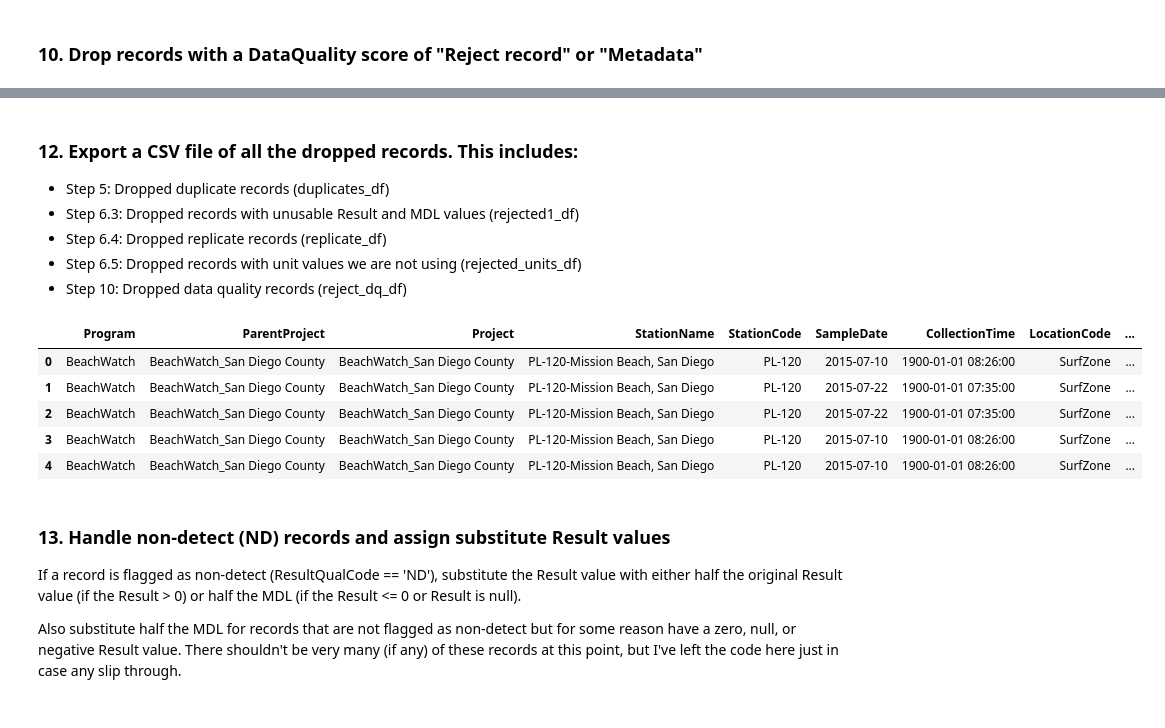
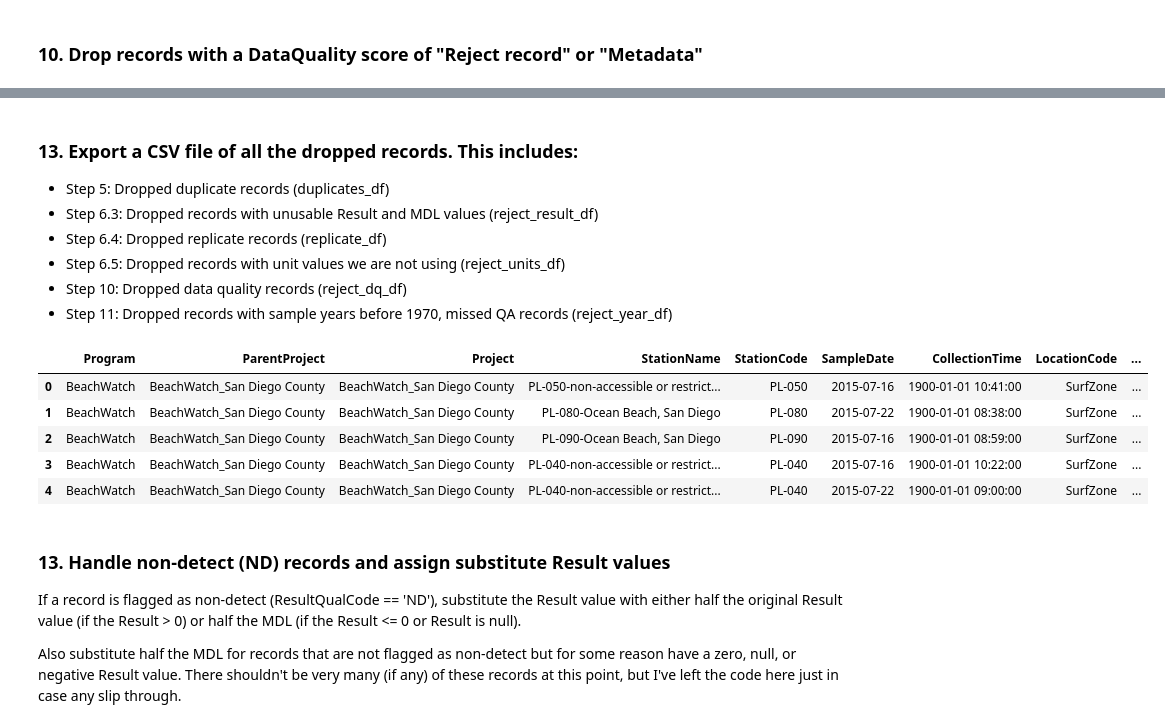
Before and after one commit to mmtang/safe-to-swim-v2-data, a Jupyter notebook: SafeToSwim-v2-data.ipynb, the cells around one changed output, grey strips where cells are left out. Cells and saved outputs as stored; diff of their text form; code cells hidden in the pictures.

```diff
--- a/SafeToSwim-v2-data.ipynb
+++ b/SafeToSwim-v2-data.ipynb
@@ -102,7 +102,7 @@ Define and run a function for connecting to the CEDEN data mart and returning th
 def get_ceden_data():
     cnxn = pyodbc.connect(Driver='SQL Server', Server=CEDEN_SERVER1, uid=CEDEN_UID, pwd=CEDEN_PWD)
     sql = "SELECT * FROM %s WHERE (Analyte in ('E. coli', 'Enterococcus', 'Coliform, Total', 'Coliform, Fecal') AND Program != 'BeachWatch')" % CEDEN_TABLE
-    df = pd.read_sql_query(sql, cnxn, parse_dates=date_cols, dtype={'ResultsReplicate': np.int16, 'CollectionReplicate': np.int16})
+    df = pd.read_sql_query(sql, cnxn, parse_dates=date_cols, dtype={'Result': np.float64, 'ResultsReplicate': np.int16, 'CollectionReplicate': np.int16})
     return df
 
 ceden_df = get_ceden_data()
@@ -339,13 +339,13 @@ These records cannot be used even if we try to substitute the original value wit
 # %%
 # Copy non-ND records that have a negative, null, or zero Result and a negative, null, or zero MDL value to a new dataframe
 # These records will later be added to the rejected_records csv file output
-# rejected1_df = combined_df[((pd.isna(combined_df['Result'])) | (combined_df['Result'] < 0) | (combined_df['Result'] == 0)) & ((pd.isna(combined_df['MDL'])) | (combined_df['MDL'] < 0) | (combined_df['Result'] == 0)) & (combined_df['ResultQualCode'] != 'ND')]
-rejected1_df = combined_df[((combined_df['Result'].isnull()) | (combined_df['Result'] <= 0)) & ((combined_df['MDL'].isnull()) | (combined_df['MDL'] <= 0))]
-rejected1_df['Comments'] = 'Result is null, negative, or zero; MDL is null, negative, or zero'
-print('Count of unusable records to be dropped:', rejected1_df.shape[0])
+# reject_result_df = combined_df[((pd.isna(combined_df['Result'])) | (combined_df['Result'] < 0) | (combined_df['Result'] == 0)) & ((pd.isna(combined_df['MDL'])) | (combined_df['MDL'] < 0) | (combined_df['Result'] == 0)) & (combined_df['ResultQualCode'] != 'ND')]
+reject_result_df = combined_df[((combined_df['Result'].isnull()) | (combined_df['Result'] <= 0)) & ((combined_df['MDL'].isnull()) | (combined_df['MDL'] <= 0))]
+reject_result_df['Comments'] = 'Result is null, negative, or zero; MDL is null, negative, or zero'
+print('Count of unusable records to be dropped:', reject_result_df.shape[0])
 
 # Drop the records from the dataset
-combined_df = combined_df.drop(rejected1_df.index)
+combined_df = combined_df.drop(reject_result_df.index)
 # %% [output]
 A value is trying to be set on a copy of a slice from a DataFrame.
 Try using .loc[row_indexer,col_indexer] = value instead
@@ -380,8 +380,8 @@ combined_df['Unit'] = combined_df['Unit'].replace('mpn/100mL', 'MPN/100 mL')
 
 # Filter for specific units to be included in the dataset; copy all other records to new dataframe
 units_keep = ['MPN/100 mL', 'CFU/100 mL', 'copies/100 mL']
-rejected_units_df = combined_df[~combined_df['Unit'].isin(units_keep)]
-print('Count of unit records to filter out:', rejected_units_df.shape[0])
+reject_units_df = combined_df[~combined_df['Unit'].isin(units_keep)]
+print('Count of unit records to filter out:', reject_units_df.shape[0])
 # %% [output]
 Count of unit records to filter out: 4338
 # %% [markdown]
@@ -540,0 +544,7 @@ data_df.head()
+# %%
+reject_year_df = data_df[data_df['SampleDate'].dt.year < 1950]
+reject_year_df['Comments'] = 'Flagged sample year'
+print('Count of records to be dropped:', reject_year_df.shape[0])
+
+# Drop the records from the dataset
+data_df = data_df.drop(reject_year_df.index)
@@ -557,11 +574,12 @@ data_df.head()
 # %% [markdown]
-### 12. Export a CSV file of all the dropped records. This includes:
+### 13. Export a CSV file of all the dropped records. This includes:
 
 - Step 5: Dropped duplicate records (duplicates_df)
-- Step 6.3: Dropped records with unusable Result and MDL values (rejected1_df)
+- Step 6.3: Dropped records with unusable Result and MDL values (reject_result_df)
 - Step 6.4: Dropped replicate records (replicate_df)
-- Step 6.5: Dropped records with unit values we are not using (rejected_units_df)
+- Step 6.5: Dropped records with unit values we are not using (reject_units_df)
 - Step 10: Dropped data quality records (reject_dq_df)
+- Step 11: Dropped records with sample years before 1970, missed QA records (reject_year_df)
 # %%
 # Define fields to be included in file export
 reject_export_fields = [
@@ -623,39 +641,39 @@ reject_export_fields = [
     'StreamWidth',
     'UnitStreamWidth',
     'StationWaterDepth',
     'UnitStationWaterDepth',
     'HydroMod',
     'HydroModLoc',
     'LocationDetailWQComments',
     'ChannelWidth',
     'UpstreamLength',
     'DownStreamLength',
     'TotalReach',
     'LocationDetailBAComments',
     'SampleID',
     'DW_AnalyteName',
     'UnitGroup',
     'Datum',
     'DataSource',
     'SampleDateTime',
     'RegionNumber',
     'DataQuality',
     'DataQualityIndicator',
     'Comments'
 ]
 
 # Merge all dataframes into a single dataframe
-all_dropped_records_df = pd.concat([duplicates_df, rejected1_df, replicate_df, rejected_units_df, reject_dq_df], ignore_index=True)
+all_dropped_records_df = pd.concat([duplicates_df, reject_result_df, replicate_df, reject_units_df, reject_dq_df, reject_year_df], ignore_index=True)
 all_dropped_records_df = all_dropped_records_df[reject_export_fields]
 
 all_dropped_records_df.head()
 # %% [output]
 |  | Program | ParentProject | Project | StationName | StationCode | SampleDate | CollectionTime | LocationCode | ... |
-| 0 | BeachWatch | BeachWatch_San Diego County | BeachWatch_San Diego County | PL-120-Mission Beach, San Diego | PL-120 | 2015-07-10 | 1900-01-01 08:26:00 | SurfZone | ... |
-| 1 | BeachWatch | BeachWatch_San Diego County | BeachWatch_San Diego County | PL-120-Mission Beach, San Diego | PL-120 | 2015-07-22 | 1900-01-01 07:35:00 | SurfZone | ... |
-| 2 | BeachWatch | BeachWatch_San Diego County | BeachWatch_San Diego County | PL-120-Mission Beach, San Diego | PL-120 | 2015-07-22 | 1900-01-01 07:35:00 | SurfZone | ... |
-| 3 | BeachWatch | BeachWatch_San Diego County | BeachWatch_San Diego County | PL-120-Mission Beach, San Diego | PL-120 | 2015-07-10 | 1900-01-01 08:26:00 | SurfZone | ... |
-| 4 | BeachWatch | BeachWatch_San Diego County | BeachWatch_San Diego County | PL-120-Mission Beach, San Diego | PL-120 | 2015-07-10 | 1900-01-01 08:26:00 | SurfZone | ... |
+| 0 | BeachWatch | BeachWatch_San Diego County | BeachWatch_San Diego County | PL-050-non-accessible or restrict... | PL-050 | 2015-07-16 | 1900-01-01 10:41:00 | SurfZone | ... |
+| 1 | BeachWatch | BeachWatch_San Diego County | BeachWatch_San Diego County | PL-080-Ocean Beach, San Diego | PL-080 | 2015-07-22 | 1900-01-01 08:38:00 | SurfZone | ... |
+| 2 | BeachWatch | BeachWatch_San Diego County | BeachWatch_San Diego County | PL-090-Ocean Beach, San Diego | PL-090 | 2015-07-16 | 1900-01-01 08:59:00 | SurfZone | ... |
+| 3 | BeachWatch | BeachWatch_San Diego County | BeachWatch_San Diego County | PL-040-non-accessible or restrict... | PL-040 | 2015-07-16 | 1900-01-01 10:22:00 | SurfZone | ... |
+| 4 | BeachWatch | BeachWatch_San Diego County | BeachWatch_San Diego County | PL-040-non-accessible or restrict... | PL-040 | 2015-07-22 | 1900-01-01 09:00:00 | SurfZone | ... |
 # %%
 # Export all rejected records as a CSV file
 all_dropped_records_df.to_csv('SafeToSwim_rejected_records.csv', index=False)
```
Also changed, not shown: parts of 26 cells of this notebook.
